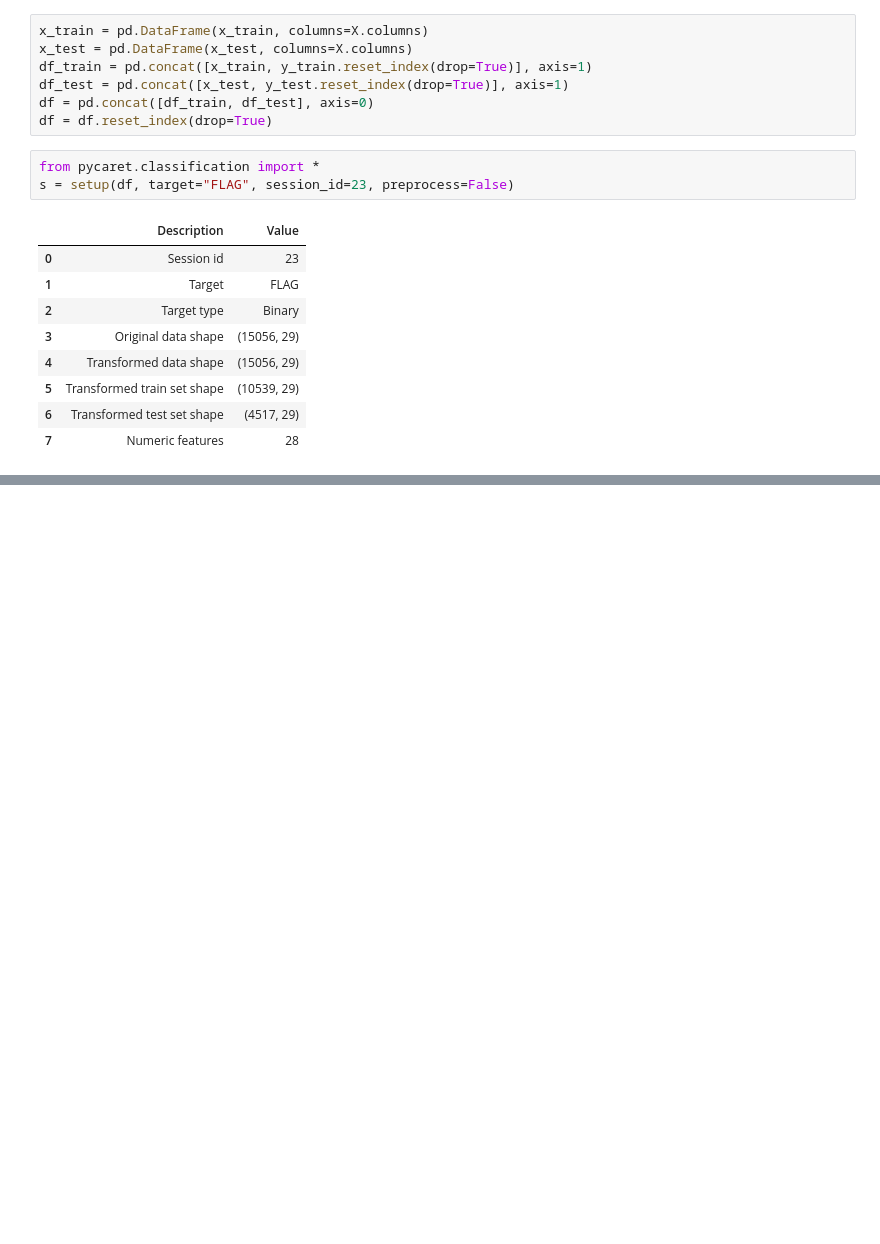
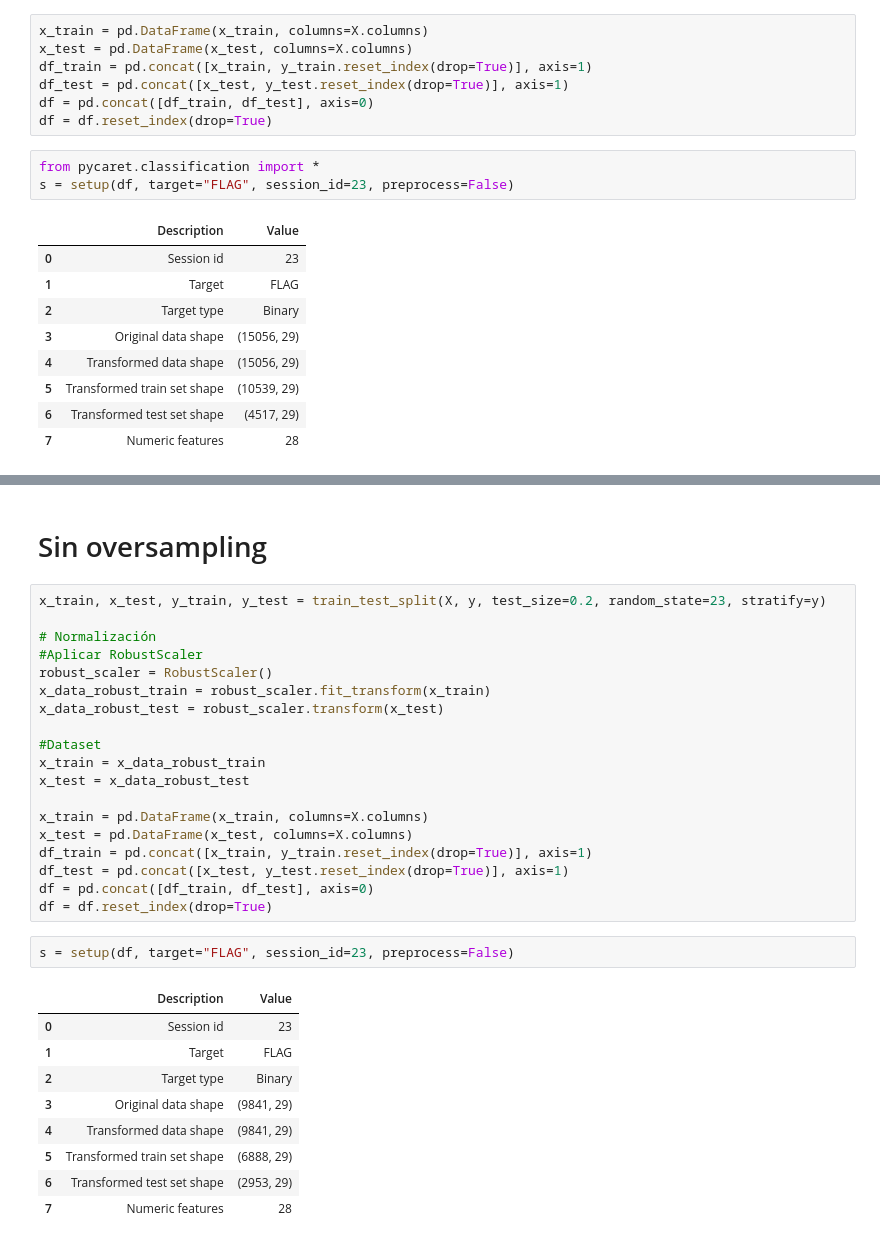
Before and after one commit to Astolfo2332/fraud_ethereum_explanability, a Jupyter notebook: 00_pycaret_exploration.ipynb, the cells around one changed output, grey strips where cells are left out. Saved outputs shown, nothing was run; the diff lists cells and outputs as text; blank space fills up the shorter version.

```diff
--- a/00_pycaret_exploration.ipynb
+++ b/00_pycaret_exploration.ipynb
@@ -583,0 +438,33 @@ exp1 = compare_models()
+# %% [markdown]
+# Sin oversampling
+# %%
+x_train, x_test, y_train, y_test = train_test_split(X, y, test_size=0.2, random_state=23, stratify=y)
+
+# Normalización
+#Aplicar RobustScaler
+robust_scaler = RobustScaler()
+x_data_robust_train = robust_scaler.fit_transform(x_train)
+x_data_robust_test = robust_scaler.transform(x_test)
+
+#Dataset
+x_train = x_data_robust_train
+x_test = x_data_robust_test
+
+x_train = pd.DataFrame(x_train, columns=X.columns)
+x_test = pd.DataFrame(x_test, columns=X.columns)
+df_train = pd.concat([x_train, y_train.reset_index(drop=True)], axis=1)
+df_test = pd.concat([x_test, y_test.reset_index(drop=True)], axis=1)
+df = pd.concat([df_train, df_test], axis=0)
+df = df.reset_index(drop=True)
+# %%
+s = setup(df, target="FLAG", session_id=23, preprocess=False)
+# %% [output]
+|  | Description | Value |
+| 0 | Session id | 23 |
+| 1 | Target | FLAG |
+| 2 | Target type | Binary |
+| 3 | Original data shape | (9841, 29) |
+| 4 | Transformed data shape | (9841, 29) |
+| 5 | Transformed train set shape | (6888, 29) |
+| 6 | Transformed test set shape | (2953, 29) |
+| 7 | Numeric features | 28 |
```
Also changed, not shown: parts of 15 cells of this notebook.
